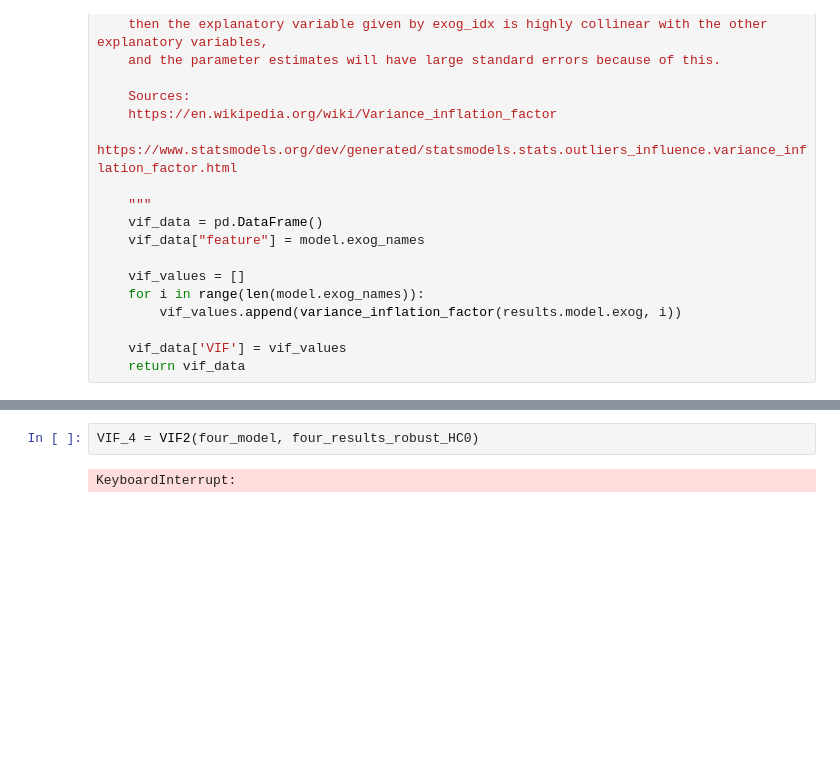
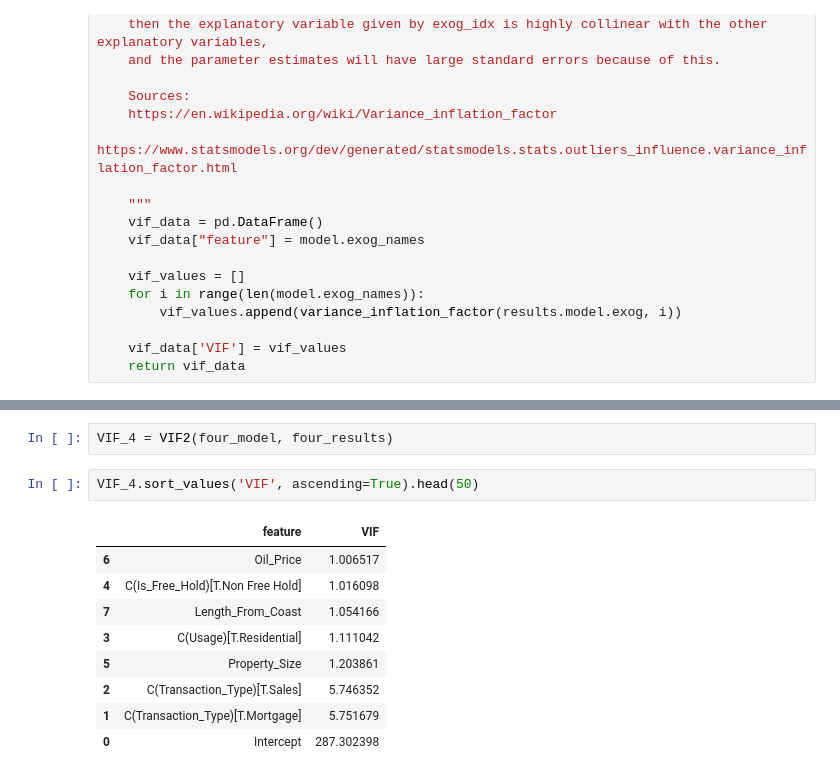
Before and after one commit to geporys/econometrics-project-assignment-hse-2022, a Jupyter notebook: Main analysis.ipynb, the cells around one changed output, grey strips where cells are left out. Saved outputs shown, nothing was run; the diff lists cells and outputs as text; blank space fills up the shorter version.

```diff
--- a/Main analysis.ipynb
+++ b/Main analysis.ipynb
@@ -519,4 +477,14 @@ VIF_4 = VIF2(four_model, four_results)
 # %%
-VIF_4 = VIF2(four_model, four_results_robust_HC0)
+VIF_4 = VIF2(four_model, four_results)
-# %% [output]
-KeyboardInterrupt:
+# %%
+VIF_4.sort_values('VIF', ascending=True).head(50)
+# %% [output]
+|  | feature | VIF |
+| 6 | Oil_Price | 1.006517 |
+| 4 | C(Is_Free_Hold)[T.Non Free Hold] | 1.016098 |
+| 7 | Length_From_Coast | 1.054166 |
+| 3 | C(Usage)[T.Residential] | 1.111042 |
+| 5 | Property_Size | 1.203861 |
+| 2 | C(Transaction_Type)[T.Sales] | 5.746352 |
+| 1 | C(Transaction_Type)[T.Mortgage] | 5.751679 |
+| 0 | Intercept | 287.302398 |
```
Also changed, not shown: parts of 32 cells of this notebook, 1 other file.
